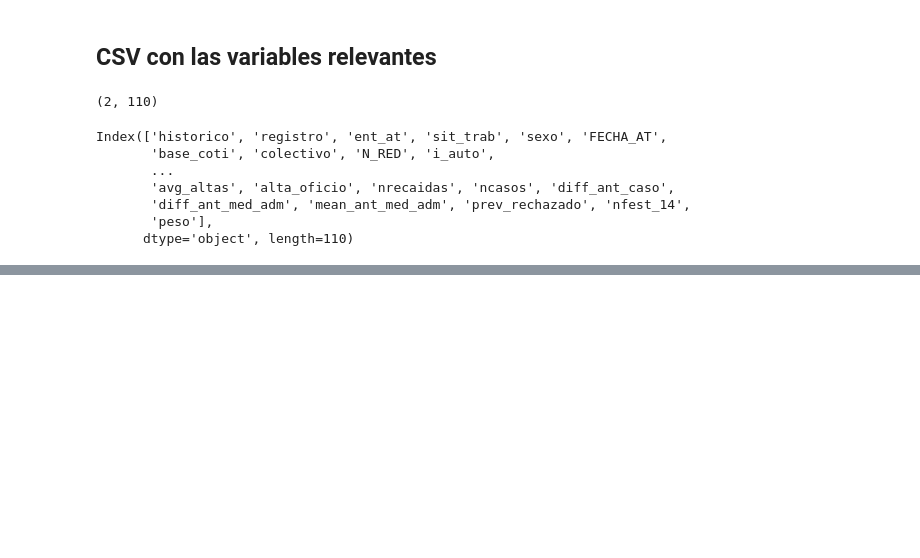
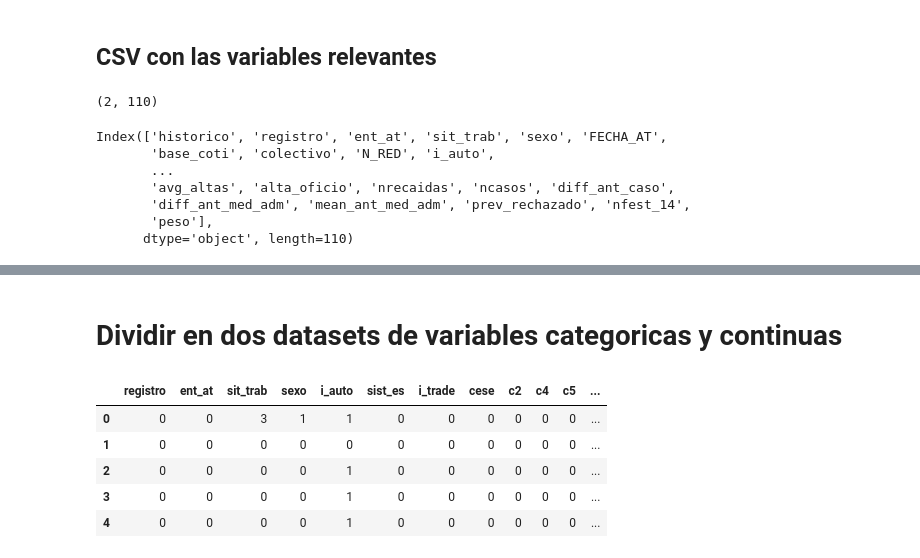
Before and after one commit to VictorCalzada/fraud_detection, a Jupyter notebook: CompareData.ipynb, the cells around one changed output, grey strips where cells are left out. Drawn from its saved outputs; the diff is of its cells as text; code cells hidden in the pictures; blank space fills up the shorter version.

```diff
--- a/CompareData.ipynb
+++ b/CompareData.ipynb
@@ -381,4 +357,5 @@ df.shape
 # %%
+%%time
 def selectFromDat(df, dat):
     dataF = dict()
     for key in dat.keys():
@@ -392,5 +369,5 @@ def selectFromDat(df, dat):
 
     return pd.DataFrame(dataF)
 
-selectFromDat(df, dat)
+data = selectFromDat(df, dat)
 # %% [output]
@@ -409,0 +435,24 @@ selectFromDat(df, dat)
+# %% [markdown]
+# Dividir en dos datasets de variables categoricas y continuas
+# %%
+categorico = dict()
+continuo = dict()
+for i in dat:
+    if dat[i][0] == "n":
+        continue
+    if dat[i][1] == "n":
+        continuo[i] = data[i]
+    else:
+        categorico[i] = data[i]
+
+categorico = pd.DataFrame(categorico)
+continuo = pd.DataFrame(continuo)
+# %%
+categorico.head()
+# %% [output]
+|  | registro | ent_at | sit_trab | sexo | i_auto | sist_es | i_trade | cese | c2 | c4 | c5 | ... |
+| 0 | 0 | 0 | 3 | 1 | 1 | 0 | 0 | 0 | 0 | 0 | 0 | ... |
+| 1 | 0 | 0 | 0 | 0 | 0 | 0 | 0 | 0 | 0 | 0 | 0 | ... |
+| 2 | 0 | 0 | 0 | 0 | 1 | 0 | 0 | 0 | 0 | 0 | 0 | ... |
+| 3 | 0 | 0 | 0 | 0 | 1 | 0 | 0 | 0 | 0 | 0 | 0 | ... |
+| 4 | 0 | 0 | 0 | 0 | 1 | 0 | 0 | 0 | 0 | 0 | 0 | ... |
```
Also changed, not shown: parts of 44 cells of this notebook, 4 other files.
